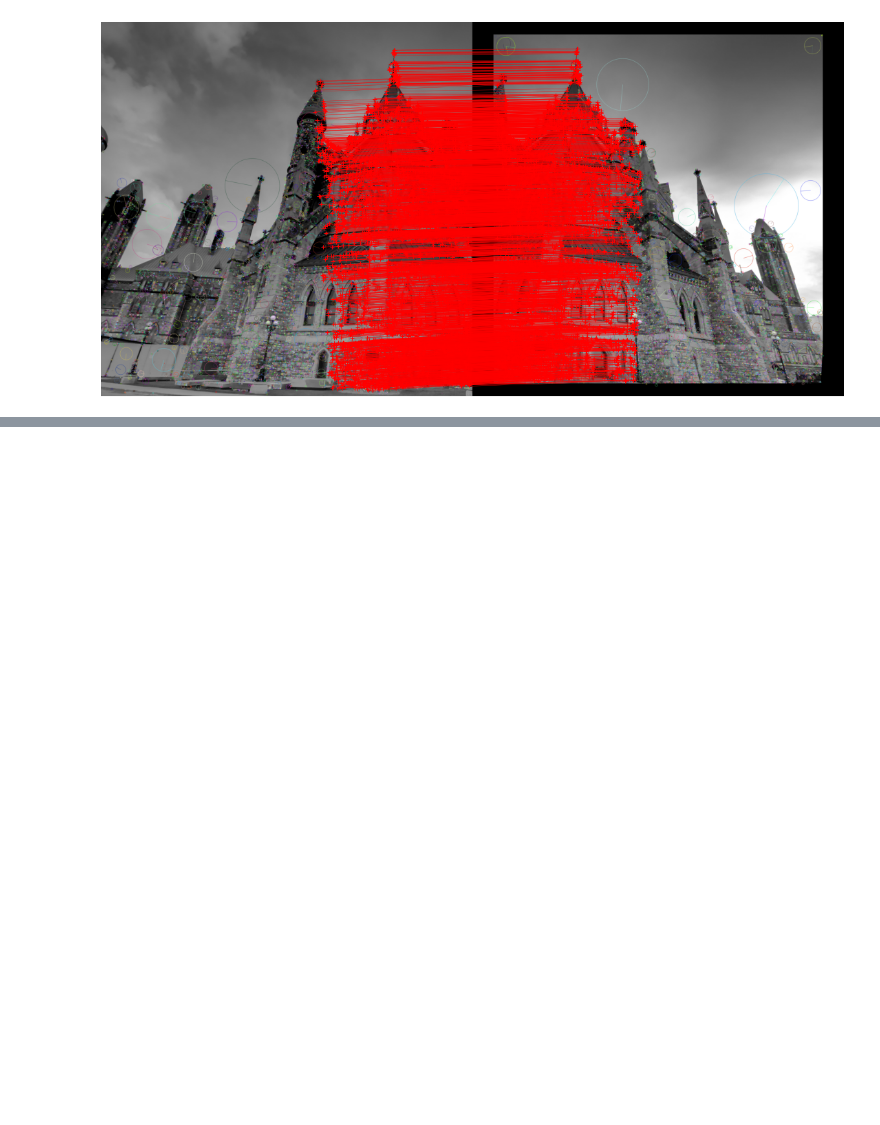
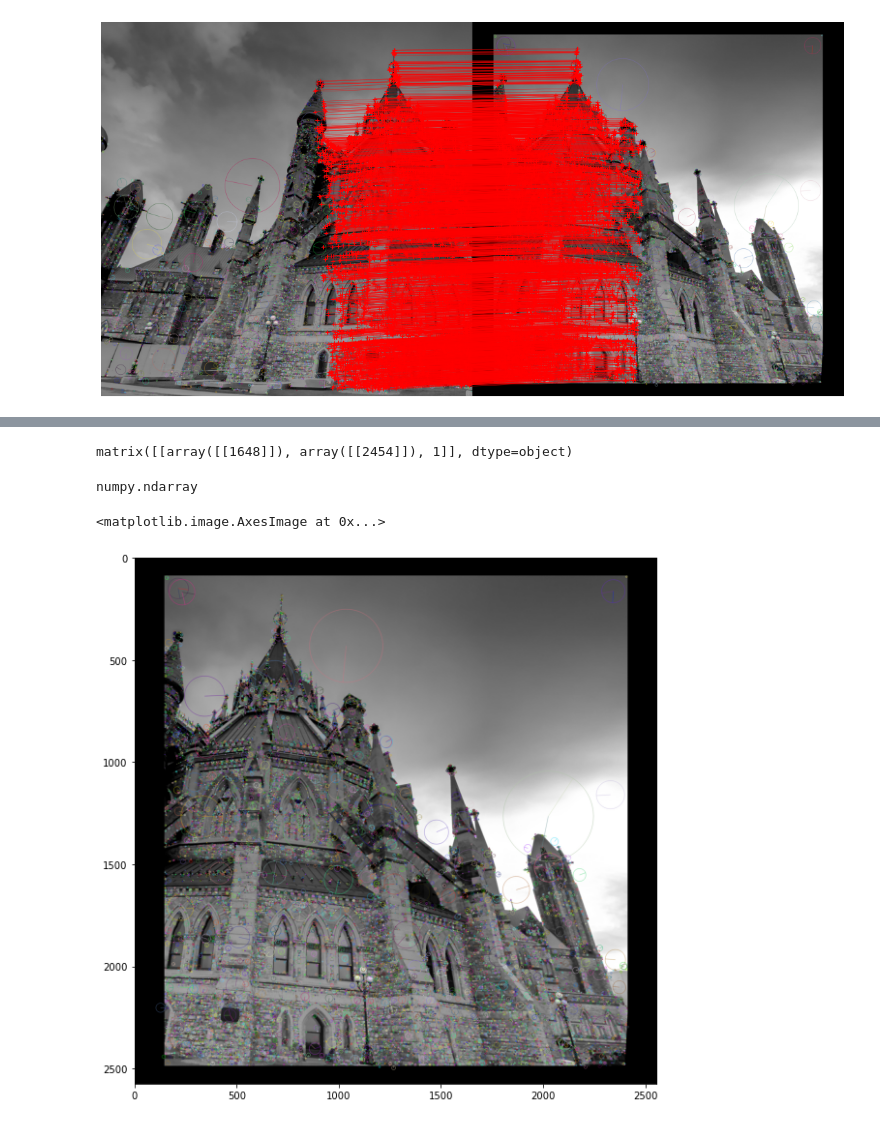
Before and after one commit to jimmyle888/cvlab, a Jupyter notebook: Project 3/A3_script.ipynb, the cells around one changed output, grey strips where cells are left out. Saved outputs shown, nothing was run; the diff lists cells and outputs as text; code cells hidden in the pictures; blank space fills up the shorter version.

Commit message:
Implemented RANSAC
-Updated RANSAC process
-Added holography
TODO:
-Update geometric distance
-Add in image stitching

```diff
--- a/Project 3/A3_script.ipynb
+++ b/Project 3/A3_script.ipynb
@@ -248,0 +314,2 @@ plot_inlier_matches(ax, imgLeft, imgRight, matched)
+# %%
+points = [random.randint(0,matched.shape[0]-1) for point in range(4)]
@@ -248,0 +345,28 @@ plot_inlier_matches(ax, imgLeft, imgRight, matched)
+# %%
+np.matrix([otherStack[0],otherStack[1],1])
+# %% [output]
+matrix([[array([[1648]]), array([[2454]]), 1]], dtype=object)
+# %%
+bestModel = None
+#bestScore = Math.inf
+bestInliers = []
+inliers = []
+#rand = random.randint(0, matched.shape[0]-1)
+#For a sufficent number of iterations
+for i in range(2000):
+    points = [random.randint(0,matched.shape[0]-1) for k in range(4)]
+    h = homography(points)
+    #print(type(h))
+    inliers = []
+
+    for j in matched:
+        d = geometricDistance(j,h)
+        if d < 5:
+            inliers.append(j)
+
+    if len(inliers) > len(bestInliers):
+        bestInliers = inliers
+        bestModel = h
+
+    if len(bestInliers) > (len(matched)*0.05):
+        break
@@ -248,0 +375,20 @@ plot_inlier_matches(ax, imgLeft, imgRight, matched)
+# %%
+type(h)
+# %% [output]
+numpy.ndarray
+# %%
+timg1 = kornia.utils.image_to_tensor(np.array(imgLeft), False).float() / 255.
+timg2 = kornia.utils.image_to_tensor(np.array(imgRight), False).float() / 255.
+# %%
+# 1) perform warping on image and visualize overlapping pair
+t = torch.tensor(h, dtype = torch.float)
+t = t.unsqueeze(0)
+_,_,height,width = timg1.shape
+out = kornia.geometry.warp_perspective(timg1,t,(height,width))
+maximum = torch.max(out,timg2)
+maximum = kornia.color.bgr_to_rgb(maximum)
+plt.figure(figsize=(20,10))
+plt.imshow(kornia.utils.tensor_to_image(maximum))
+# %% [output]
+<matplotlib.image.AxesImage at 0x...>
+[figure, added]
```
Also changed, not shown: parts of 13 cells of this notebook.
